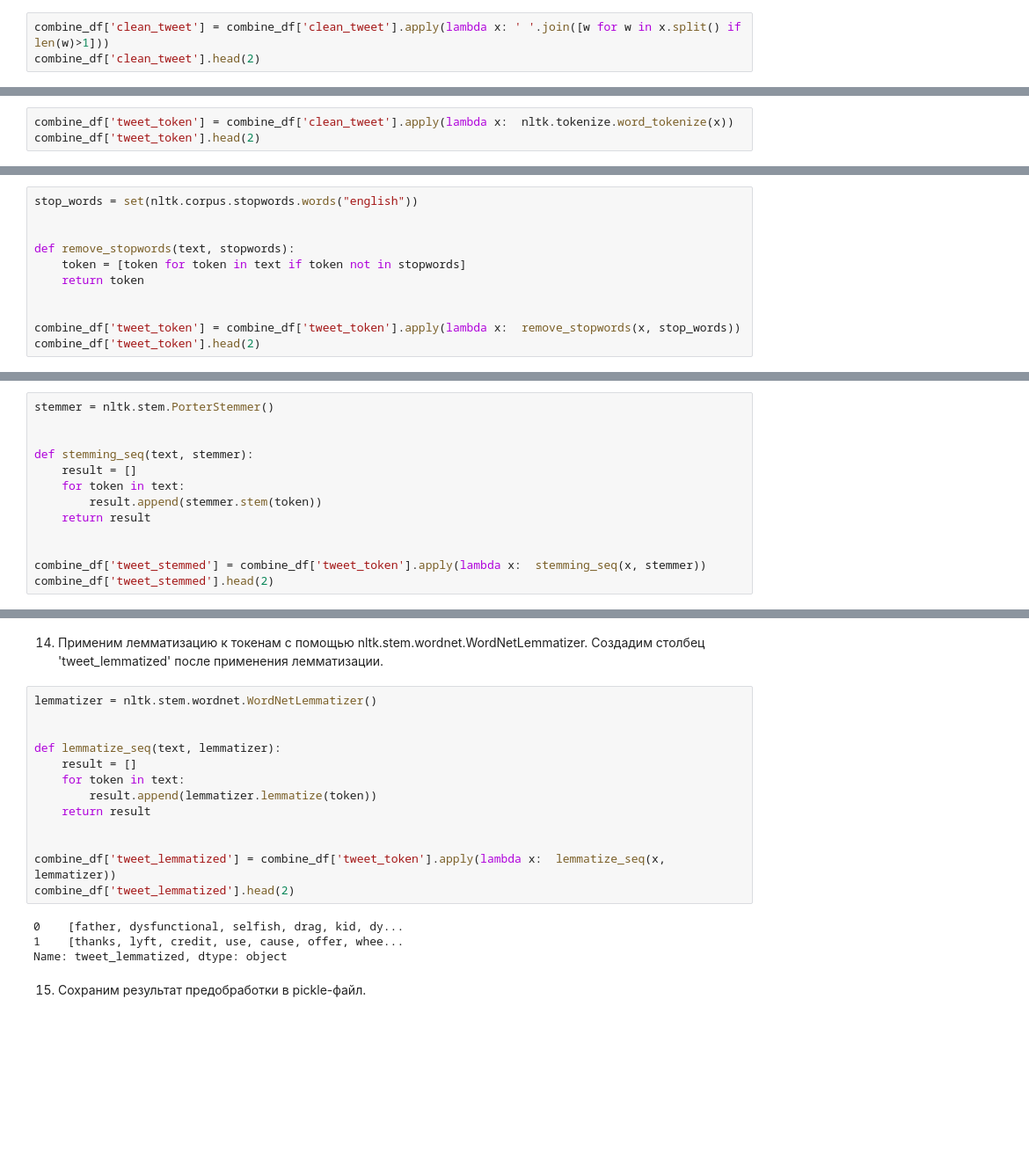
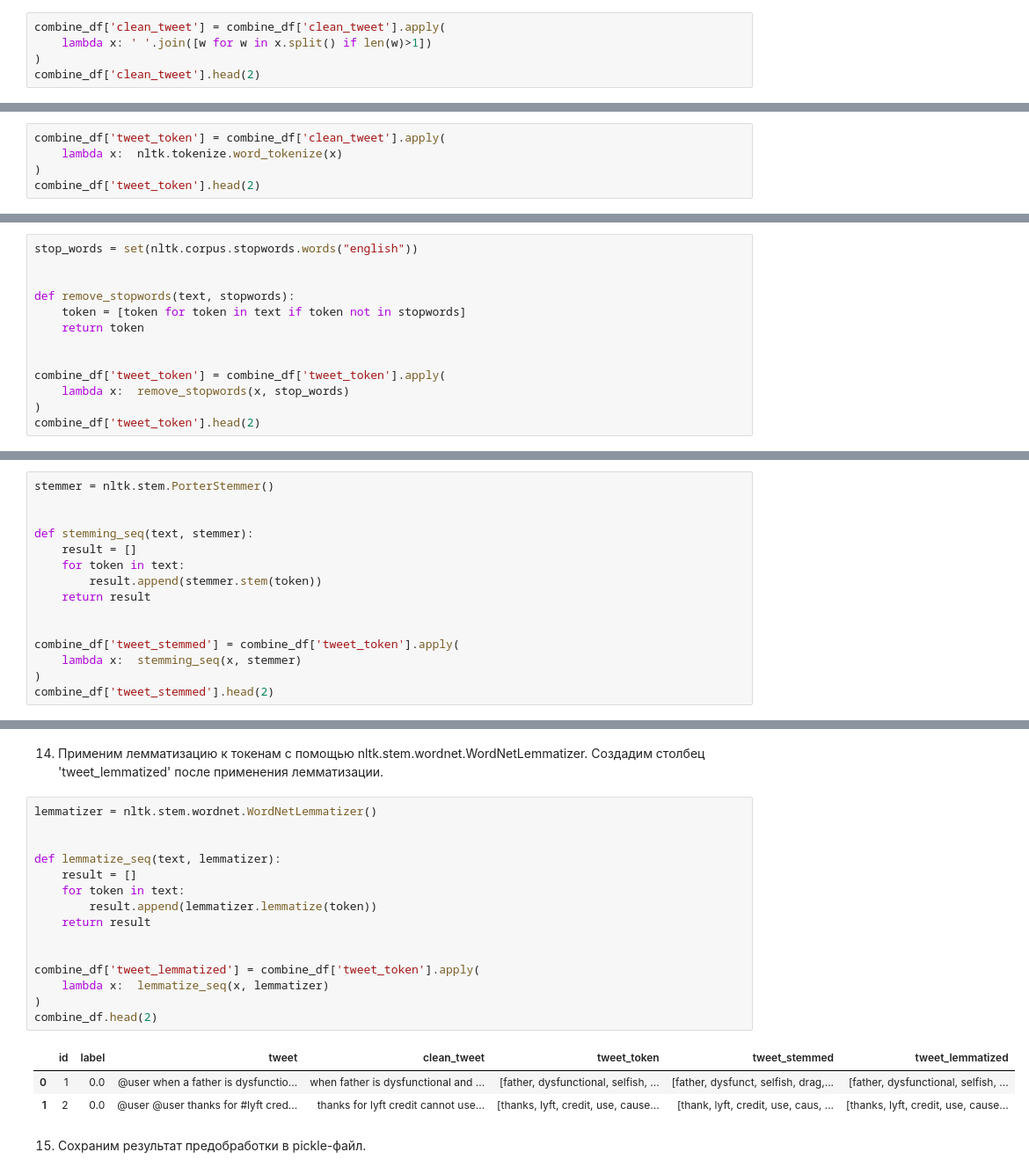
Before and after one commit to annulet/NLP, a Jupyter notebook: hw_lesson_1.ipynb, the cells around one changed output, grey strips where cells are left out. Shown at 88% size. Cells and saved outputs as stored; diff of their text form; blank space fills up the shorter version.

```diff
--- a/hw_lesson_1.ipynb
+++ b/hw_lesson_1.ipynb
@@ -481,7 +495,9 @@ Name: clean_tweet, dtype: object
 # %% [markdown]
 10. Удалим из текста слова длиной в 1 символ, используя ' '.join([w for w in x.split() if len(w)>1])
 # %%
-combine_df['clean_tweet'] = combine_df['clean_tweet'].apply(lambda x: ' '.join([w for w in x.split() if len(w)>1]))
+combine_df['clean_tweet'] = combine_df['clean_tweet'].apply(
+    lambda x: ' '.join([w for w in x.split() if len(w)>1])
+)
 combine_df['clean_tweet'].head(2)
 # %% [output]
 0    when father is dysfunctional and is so selfish...
@@ -490,7 +506,9 @@ Name: clean_tweet, dtype: object
 # %% [markdown]
 11. Поделим твиты на токены с помощью nltk.tokenize.word_tokenize, создав новый столбец 'tweet_token'.
 # %%
-combine_df['tweet_token'] = combine_df['clean_tweet'].apply(lambda x:  nltk.tokenize.word_tokenize(x))
+combine_df['tweet_token'] = combine_df['clean_tweet'].apply(
+    lambda x:  nltk.tokenize.word_tokenize(x)
+)
 combine_df['tweet_token'].head(2)
 # %% [output]
 0    [when, father, is, dysfunctional, and, is, so,...
@@ -507,7 +525,9 @@ def remove_stopwords(text, stopwords):
     return token
 
 
-combine_df['tweet_token'] = combine_df['tweet_token'].apply(lambda x:  remove_stopwords(x, stop_words))
+combine_df['tweet_token'] = combine_df['tweet_token'].apply(
+    lambda x:  remove_stopwords(x, stop_words)
+)
 combine_df['tweet_token'].head(2)
 # %% [output]
 0    [father, dysfunctional, selfish, drags, kids, ...
@@ -526,7 +546,9 @@ def stemming_seq(text, stemmer):
     return result
 
 
-combine_df['tweet_stemmed'] = combine_df['tweet_token'].apply(lambda x:  stemming_seq(x, stemmer))
+combine_df['tweet_stemmed'] = combine_df['tweet_token'].apply(
+    lambda x:  stemming_seq(x, stemmer)
+)
 combine_df['tweet_stemmed'].head(2)
 # %% [output]
 0    [father, dysfunct, selfish, drag, kid, dysfunc...
@@ -537,20 +559,22 @@ Name: tweet_stemmed, dtype: object
 # %%
 lemmatizer = nltk.stem.wordnet.WordNetLemmatizer()
 
 
 def lemmatize_seq(text, lemmatizer):
     result = []
     for token in text:
         result.append(lemmatizer.lemmatize(token))
     return result
 
 
-combine_df['tweet_lemmatized'] = combine_df['tweet_token'].apply(lambda x:  lemmatize_seq(x, lemmatizer))
-combine_df['tweet_lemmatized'].head(2)
+combine_df['tweet_lemmatized'] = combine_df['tweet_token'].apply(
+    lambda x:  lemmatize_seq(x, lemmatizer)
+)
+combine_df.head(2)
 # %% [output]
-0    [father, dysfunctional, selfish, drag, kid, dy...
-1    [thanks, lyft, credit, use, cause, offer, whee...
-Name: tweet_lemmatized, dtype: object
+|  | id | label | tweet | clean_tweet | tweet_token | tweet_stemmed | tweet_lemmatized |
+| 0 | 1 | 0.0 | @user when a father is dysfunctio... | when father is dysfunctional and ... | [father, dysfunctional, selfish, ... | [father, dysfunct, selfish, drag,... | [father, dysfunctional, selfish, ... |
+| 1 | 2 | 0.0 | @user @user thanks for #lyft cred... | thanks for lyft credit cannot use... | [thanks, lyft, credit, use, cause... | [thank, lyft, credit, use, caus, ... | [thanks, lyft, credit, use, cause... |
 # %% [markdown]
 15. Сохраним результат предобработки в pickle-файл.
 # %%
```
Also changed, not shown: parts of 9 cells of this notebook.
